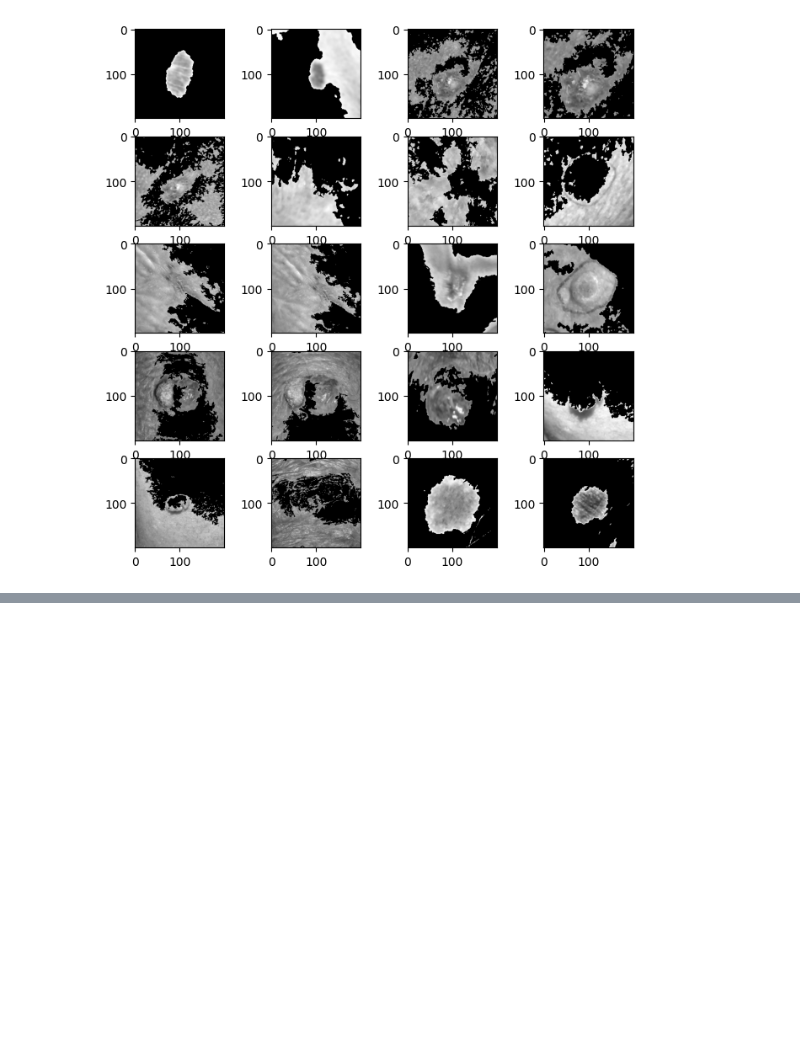
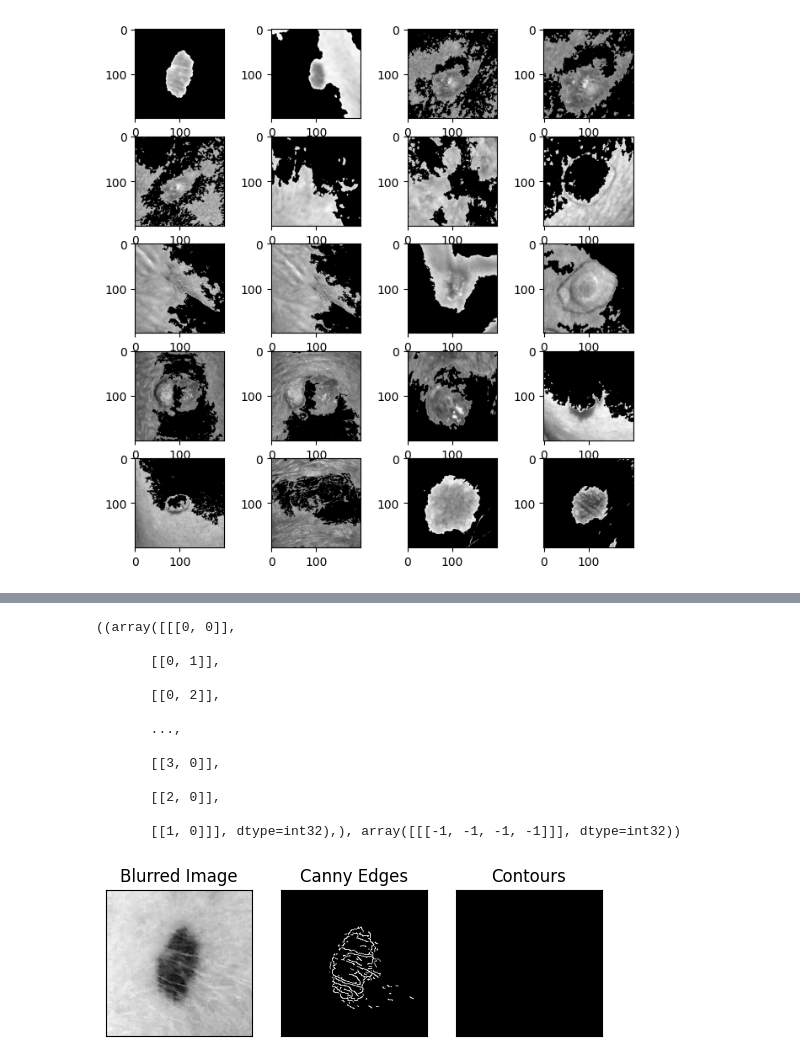
Before and after one commit to bc1719/FYP, a Jupyter notebook: FYP_Image_Preprocessing.ipynb, the cells around one changed output, grey strips where cells are left out. Drawn from its saved outputs; the diff is of its cells as text; code cells hidden in the pictures; blank space fills up the shorter version.

```diff
--- a/FYP_Image_Preprocessing.ipynb
+++ b/FYP_Image_Preprocessing.ipynb
@@ -175,0 +195,43 @@ cv.destroyAllWindows()
+# %%
+def CannyDetect(image_path):
+    img = cv.imread(image_path)
+    img = cv.cvtColor(img, cv.COLOR_BGR2GRAY)
+    img = cv.resize(img, (200,200))
+
+    edges = cv.Canny(img, 500, 600, apertureSize=5)
+    _, threshold = cv.threshold(edges, 0, 255, cv.THRESH_BINARY_INV + cv.THRESH_OTSU)
+    contours = cv.findContours(threshold, cv.RETR_EXTERNAL, cv.CHAIN_APPROX_NONE)
+    print(contours)
+    contours = contours[0] if len(contours) == 2 else contours[1]
+
+    max_contour = max(contours, key=cv.contourArea)
+
+    result = np.zeros_like(img)
+    cv.drawContours(result, [max_contour], 0, (255,255,255), cv.FILLED)
+
+    plt.subplot(1,3,1), plt.imshow(img, cmap='gray')
+    plt.title('Blurred Image'), plt.xticks([]), plt.yticks([])
+    plt.subplot(1,3,2), plt.imshow(edges, cmap='gray')
+    plt.title('Canny Edges'), plt.xticks([]), plt.yticks([])
+    plt.subplot(1,3,3), plt.imshow(result, cmap='gray')
+    plt.title('Contours'), plt.xticks([]), plt.yticks([])
+
+
+image_path1 = 'pad-ufes-20/images/imgs_part_1/imgs_part_1_process/' + img_files[0]
+
+CannyDetect(image_path)
+# %% [output]
+((array([[[0, 0]],
+
+       [[0, 1]],
+
+       [[0, 2]],
+
+       ...,
+
+       [[3, 0]],
+
+       [[2, 0]],
+
+       [[1, 0]]], dtype=int32),), array([[[-1, -1, -1, -1]]], dtype=int32))
+[figure, added]
```
Also changed, not shown: parts of 17 cells of this notebook.
